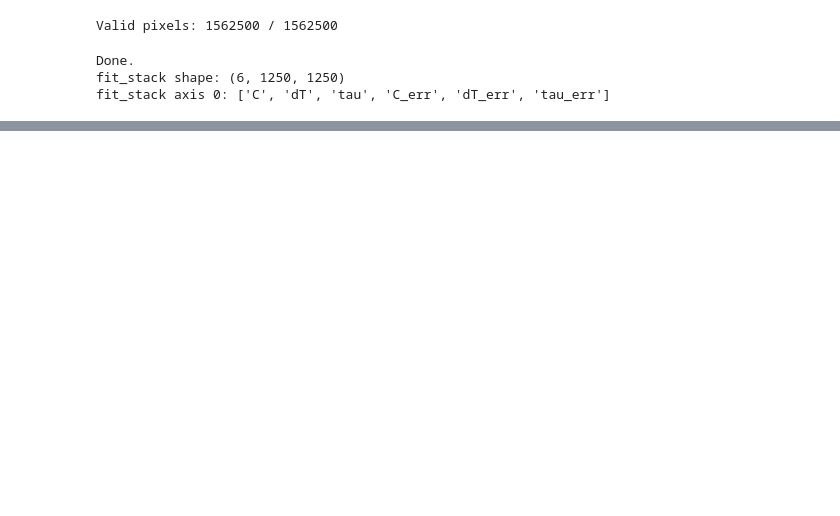
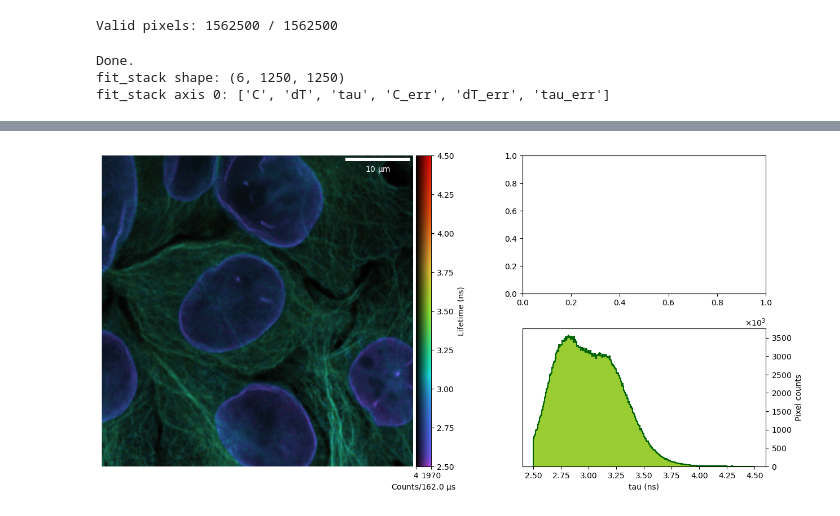
Before and after one commit to VicidominiLab/BrightEyes-Flim, a Jupyter notebook: example notebooks/LaminaTubolin_fit_UNFINISHED.ipynb, the cells around one changed output, grey strips where cells are left out. Saved outputs shown, nothing was run; the diff lists cells and outputs as text; code cells hidden in the pictures; blank space fills up the shorter version.

```diff
--- a/example notebooks/LaminaTubolin_fit_UNFINISHED.ipynb
+++ b/example notebooks/LaminaTubolin_fit_UNFINISHED.ipynb
@@ -448,0 +465,44 @@ gra.show_flim(intensity, tau,pxsize=pixel_size_x_um, pxdwelltime=pxdwelltime,lif
+# %%
+threshold = 0.05
+
+max_counts = intensity.max()
+idx = intensity > threshold * max_counts
+thresholded_tau_map = tau[idx].ravel()
+thresholded_intensity_map = intensity[idx].ravel()
+# %%
+from matplotlib.ticker import ScalarFormatter
+
+crop = 30
+cmap = 'turbo'
+
+upper_bound = 4.5
+lower_bound = 2.5
+
+bin_plot = 500
+
+fig = plt.figure(figsize = (18, 12))
+gs = fig.add_gridspec(4, 4)
+
+ax1 = fig.add_subplot(gs[0:2, 0:2])
+
+
+gra.show_flim(intensity[crop:-crop, crop:-crop], tau[crop:-crop, crop:-crop], pixel_size_x_um, pxdwelltime, lifetime_bounds = [lower_bound,upper_bound], fig = fig, ax = ax1, colormap=cmap)
+
+ax3 = fig.add_subplot(gs[0, 2:3])
+ax4 = fig.add_subplot(gs[1, 2:3])
+
+ax4.hist(thresholded_tau_map,
+        weights=thresholded_intensity_map,
+        bins = 500,
+        range=(lower_bound, upper_bound), histtype='step', fill=True, fc='yellowgreen',
+        edgecolor='darkgreen', linewidth=1.5)
+
+ax4.yaxis.tick_right()
+ax4.yaxis.set_label_position("right")
+ax4.set_xlabel('tau (ns)')
+ax4.set_ylabel('Pixel counts')
+sf = ScalarFormatter(useMathText=True)
+sf.set_powerlimits((3,3))
+ax4.yaxis.set_major_formatter(sf)
+# %% [output]
+[figure, added]
```
Also changed, not shown: parts of 11 cells of this notebook, 12 other files.
